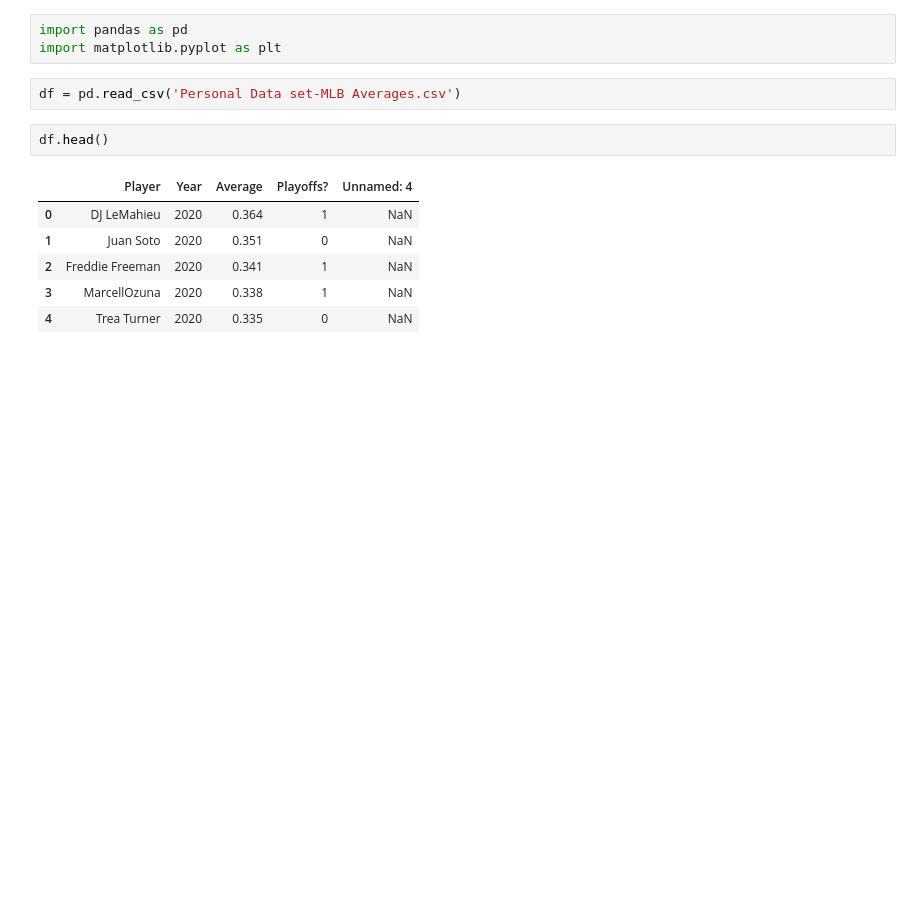
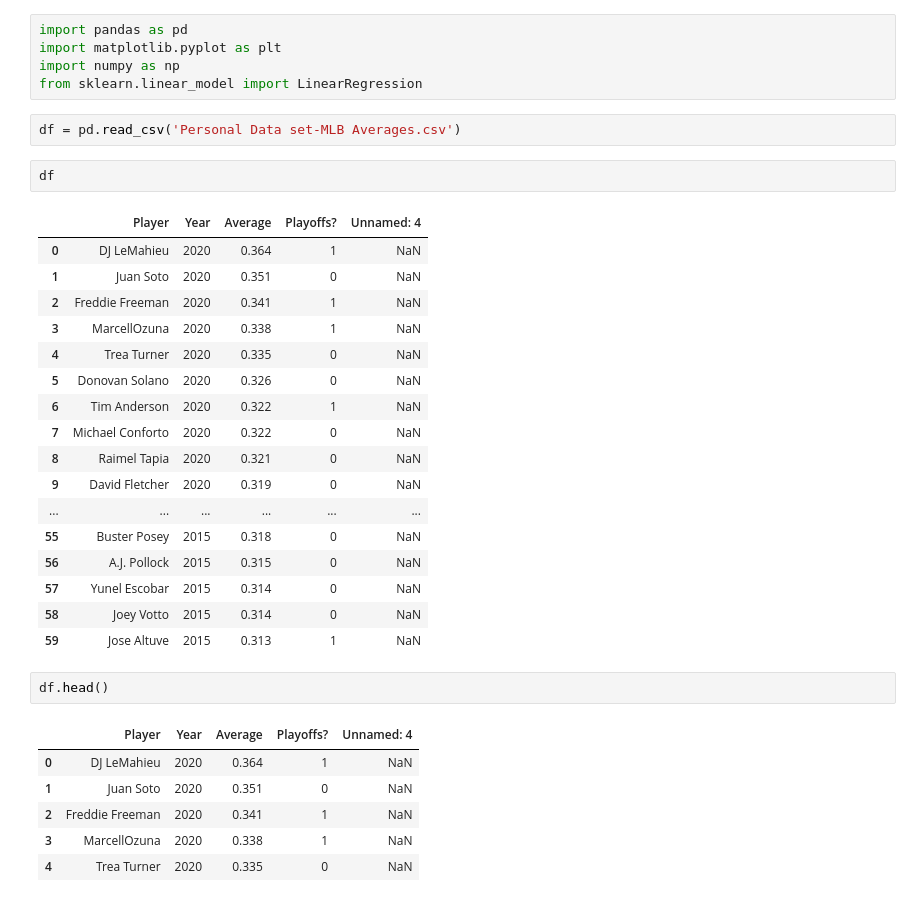
Before and after one commit to rdulski8/Personal_Dataset_Project, a Jupyter notebook: Personal Dataset.ipynb, the cells around one changed output. Saved outputs shown, nothing was run; the diff lists cells and outputs as text; blank space fills up the shorter version.

```diff
--- a/Personal Dataset.ipynb
+++ b/Personal Dataset.ipynb
@@ -1,8 +1,30 @@
 # %%
 import pandas as pd
 import matplotlib.pyplot as plt
+import numpy as np
+from sklearn.linear_model import LinearRegression
 # %%
 df = pd.read_csv('Personal Data set-MLB Averages.csv')
+# %%
+df
+# %% [output]
+|  | Player | Year | Average | Playoffs? | Unnamed: 4 |
+| 0 | DJ LeMahieu | 2020 | 0.364 | 1 | NaN |
+| 1 | Juan Soto | 2020 | 0.351 | 0 | NaN |
+| 2 | Freddie Freeman | 2020 | 0.341 | 1 | NaN |
+| 3 | MarcellOzuna | 2020 | 0.338 | 1 | NaN |
+| 4 | Trea Turner | 2020 | 0.335 | 0 | NaN |
+| 5 | Donovan Solano | 2020 | 0.326 | 0 | NaN |
+| 6 | Tim Anderson | 2020 | 0.322 | 1 | NaN |
+| 7 | Michael Conforto | 2020 | 0.322 | 0 | NaN |
+| 8 | Raimel Tapia | 2020 | 0.321 | 0 | NaN |
+| 9 | David Fletcher | 2020 | 0.319 | 0 | NaN |
+| ... | ... | ... | ... | ... | ... |
+| 55 | Buster Posey | 2015 | 0.318 | 0 | NaN |
+| 56 | A.J. Pollock | 2015 | 0.315 | 0 | NaN |
+| 57 | Yunel Escobar | 2015 | 0.314 | 0 | NaN |
+| 58 | Joey Votto | 2015 | 0.314 | 0 | NaN |
+| 59 | Jose Altuve | 2015 | 0.313 | 1 | NaN |
 # %%
 df.head()
 # %% [output]
```
Also changed, not shown: parts of 3 cells of this notebook.
